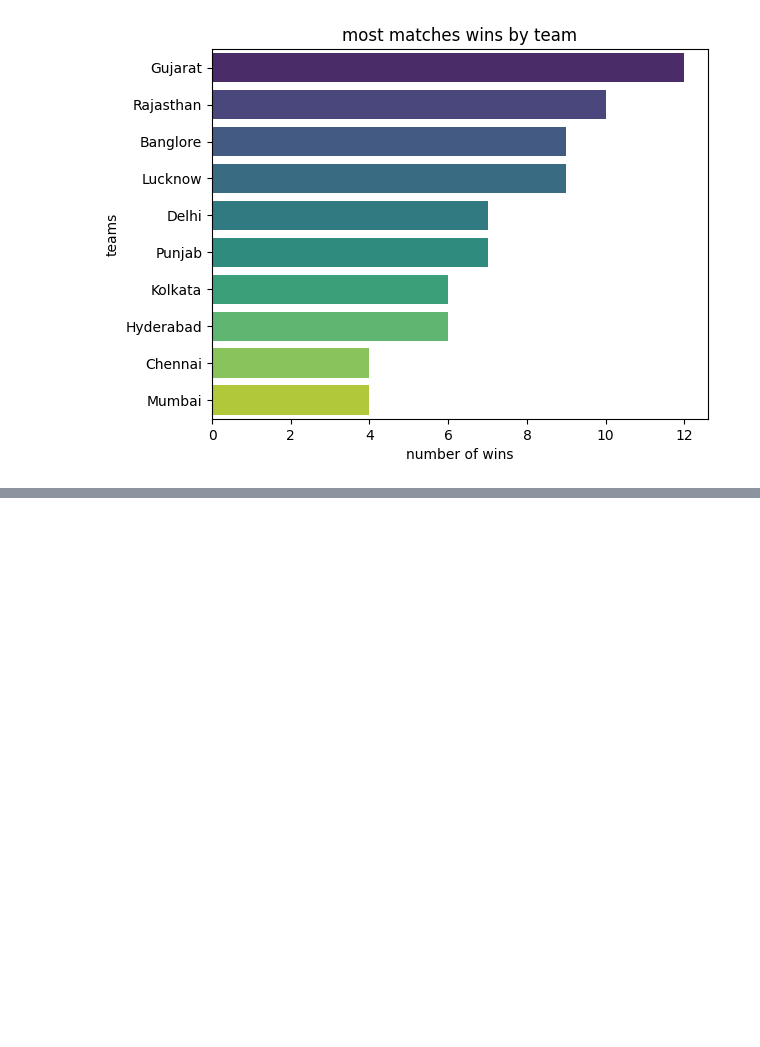
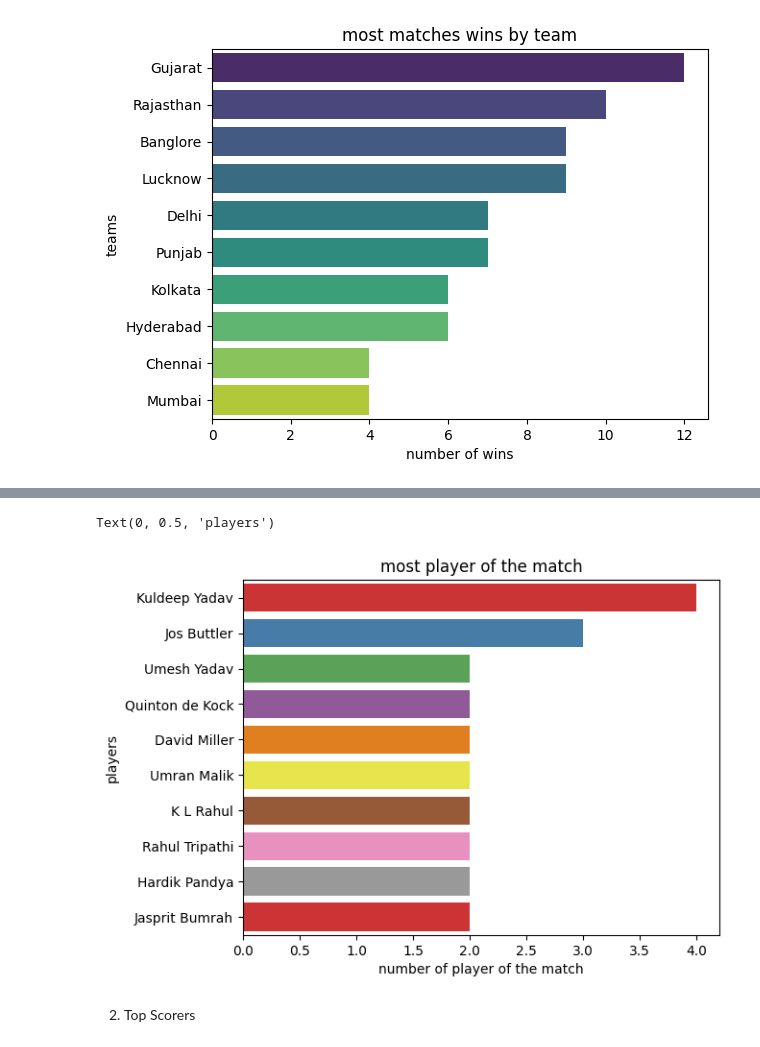
Before and after one commit to altafshaikh7/Data-Vizualization-Complete-course, a Jupyter notebook: project/IPL_Capstone_Project.ipynb, the cells around one changed output, grey strips where cells are left out. Cells and saved outputs as stored; diff of their text form; code cells hidden in the pictures; blank space fills up the shorter version.

```diff
--- a/project/IPL_Capstone_Project.ipynb
+++ b/project/IPL_Capstone_Project.ipynb
@@ -124,0 +156,2 @@ Text(0, 0.5, 'teams')
+# %%
+count = df['player_of_the_match'].value_counts().head(10)
@@ -124,0 +170,10 @@ Text(0, 0.5, 'teams')
+# %%
+sns.barplot(y=count.index,x=count.values,palette='Set1')
+plt.title('most player of the match')
+plt.xlabel('number of player of the match')
+plt.ylabel('players')
+# %% [output]
+Text(0, 0.5, 'players')
+[figure, added]
+# %% [markdown]
+2. Top Scorers
```
Also changed, not shown: parts of 9 cells of this notebook.
